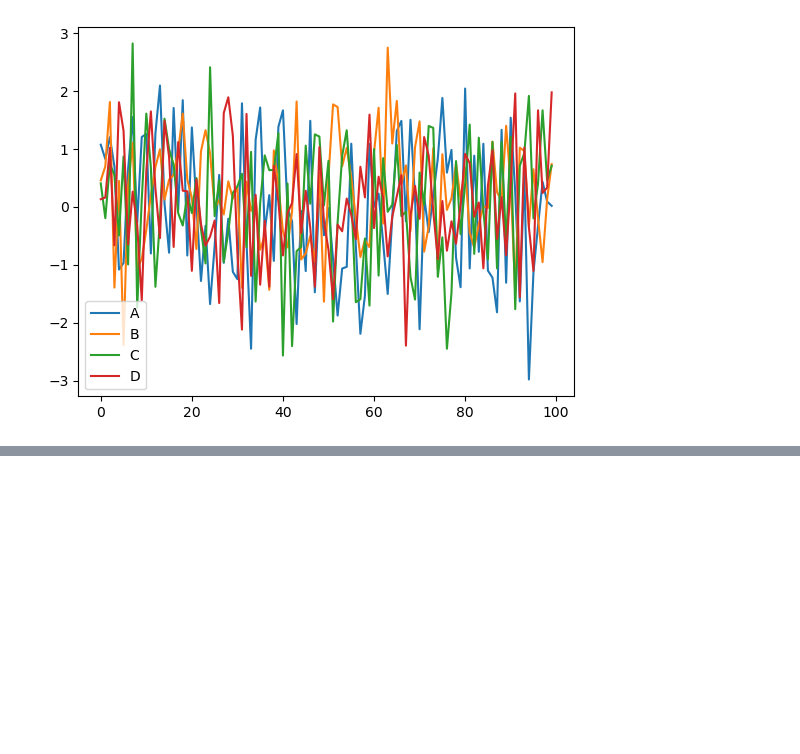
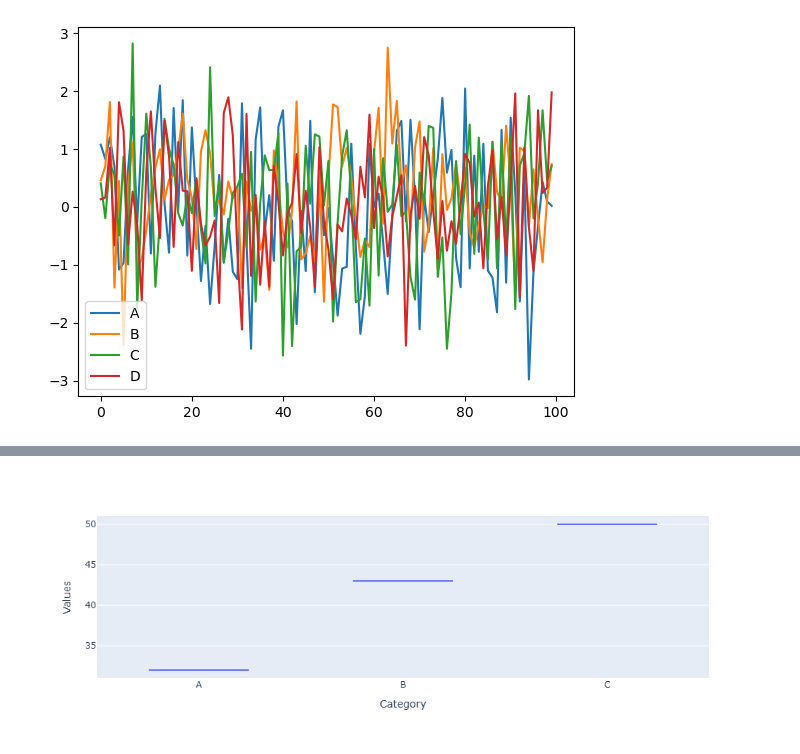
Before and after one commit to ChukwuemekaAgu/data-science-notebooks, a Jupyter notebook: Plotly&Cufflinks.ipynb, the cells around one changed output, grey strips where cells are left out. Cells and saved outputs as stored; diff of their text form; code cells hidden in the pictures; blank space fills up the shorter version.

```diff
--- a/Plotly&Cufflinks.ipynb
+++ b/Plotly&Cufflinks.ipynb
@@ -61,0 +53,5 @@ fig.show()
+# %%
+fig = px.box(df2, x='Category', y='Values')
+fig.show()
+# %% [output]
+[figure, added]
```
Also changed, not shown: parts of 17 cells of this notebook.
